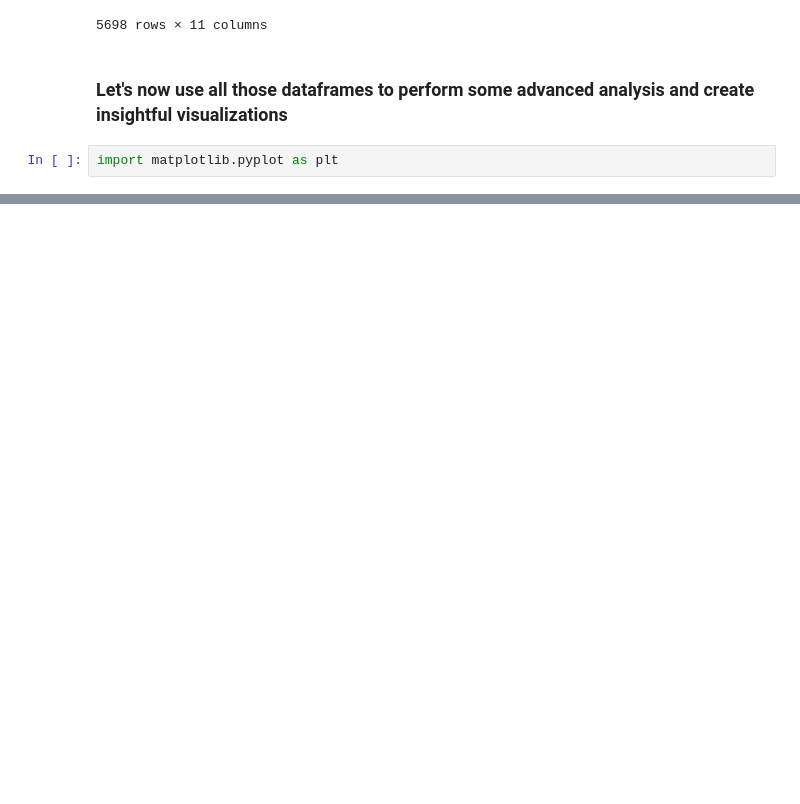
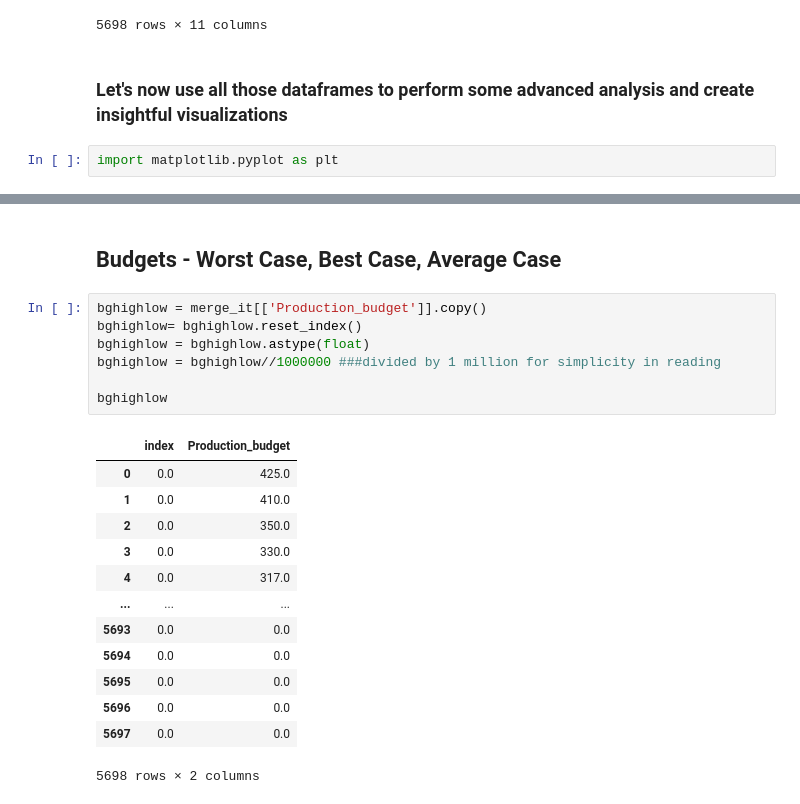
Before and after one commit to KMalinga/dsc-phase-1-project-v2-4, a Jupyter notebook: student.ipynb, the cells around one changed output, grey strips where cells are left out. Drawn from its saved outputs; the diff is of its cells as text; blank space fills up the shorter version.

```diff
--- a/student.ipynb
+++ b/student.ipynb
@@ -274,0 +282,23 @@ import matplotlib.pyplot as plt
+# %% [markdown]
+## Budgets - Worst Case, Best Case, Average Case
+# %%
+bghighlow = merge_it[['Production_budget']].copy()
+bghighlow= bghighlow.reset_index()
+bghighlow = bghighlow.astype(float)
+bghighlow = bghighlow//1000000 ###divided by 1 million for simplicity in reading
+
+bghighlow
+# %% [output]
+|  | index | Production_budget |
+| 0 | 0.0 | 425.0 |
+| 1 | 0.0 | 410.0 |
+| 2 | 0.0 | 350.0 |
+| 3 | 0.0 | 330.0 |
+| 4 | 0.0 | 317.0 |
+| ... | ... | ... |
+| 5693 | 0.0 | 0.0 |
+| 5694 | 0.0 | 0.0 |
+| 5695 | 0.0 | 0.0 |
+| 5696 | 0.0 | 0.0 |
+| 5697 | 0.0 | 0.0 |
+5698 rows × 2 columns
```
Also changed, not shown: parts of 1 cell of this notebook.
